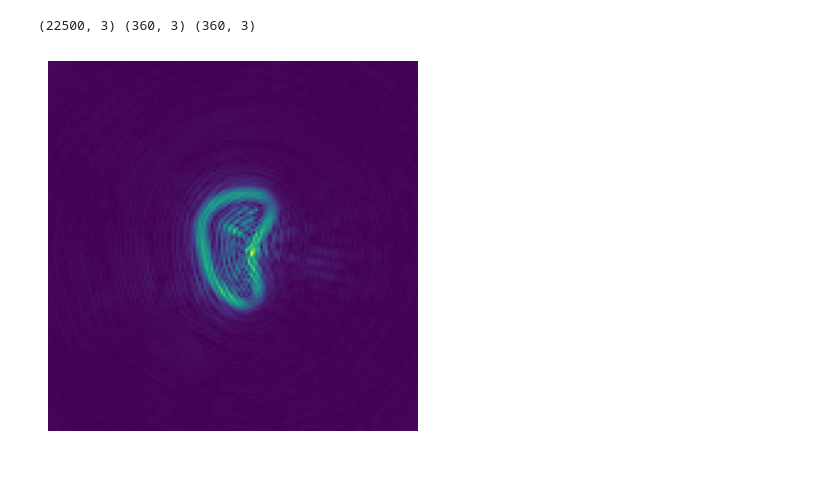
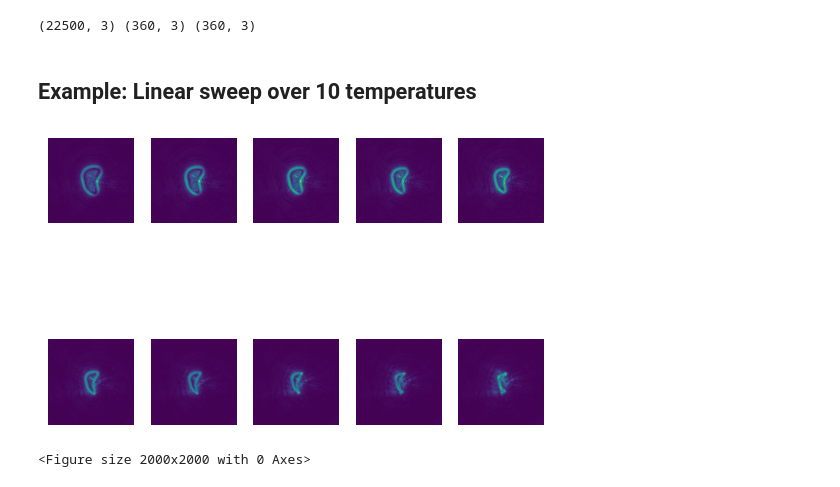
Before and after one commit to OmkarV23/Beamformer-CUDA, a Jupyter notebook: fastbeamform.ipynb, the cells around one changed output. Cells and saved outputs as stored; diff of their text form; code cells hidden in the pictures.

Commit message:
Example for loopable temperatures

```diff
--- a/fastbeamform.ipynb
+++ b/fastbeamform.ipynb
@@ -18,9 +18,9 @@ print(bg_sub_data.shape)
 # %% [output]
 (360, 1000)
 # %%
-f_start = 10000.0
-f_stop = 30000.0
-fs = 100000.0
+f_start = 10e3
+f_stop = 30e3
+fs = 100e3
 sweep_time = 0.001
 A = 1.0
 
@@ -39,20 +39,29 @@ rx_coordinates = Generate_Coordinates(0.63, 0.22)
 print(pixel_space.shape, tx_coordinates.shape, rx_coordinates.shape)
 # %% [output]
 (22500, 3) (360, 3) (360, 3)
+# %% [markdown]
+## Example: Linear sweep over 10 temperatures
 # %%
 number_of_pixels = pixel_space.shape[0]
 n_sensor_positions = tx_coordinates.shape[0]
-speed_of_sound = 344.351
+temperatures = np.linspace(15, 40, 10)
+speed_of_sound = 331.4 + (0.61 * temperatures)
 bins = bg_sub_data.shape[1] #1000
 
-beamform_complex = Beamform(pixel_space.flatten(), tx_coordinates.flatten(), rx_coordinates.flatten(), analytical_data.flatten(),
-                            number_of_pixels, n_sensor_positions, speed_of_sound, fs, bins)
+images = []
+
+for i in range(10):
+    beamform_complex = Beamform(pixel_space.flatten(), tx_coordinates.flatten(), rx_coordinates.flatten(), analytical_data.flatten(),
+                                number_of_pixels, n_sensor_positions, speed_of_sound[i], fs, bins)
+    images.append(np.abs(beamform_complex).reshape(150, 150))
-# %%
-image = np.abs(beamform_complex)
-image = np.reshape(image, (150, 150))
-
-plt.imshow(image)
-plt.axis('off')
-plt.show()
-# %% [output]
-[figure, removed]
+# %%
+fig, axs = plt.subplots(2, 5)
+plt.figure(figsize=(20, 20))
+for i in range(10):
+    axs[i//5, i%5].imshow(images[i])
+    # axs[i//5, i%5].set_title(f"Temp: {temperatures[i]}")
+    axs[i//5, i%5].axis('off')
+plt.show()
+# %% [output]
+[figure, added]
+<Figure size 2000x2000 with 0 Axes>
```
